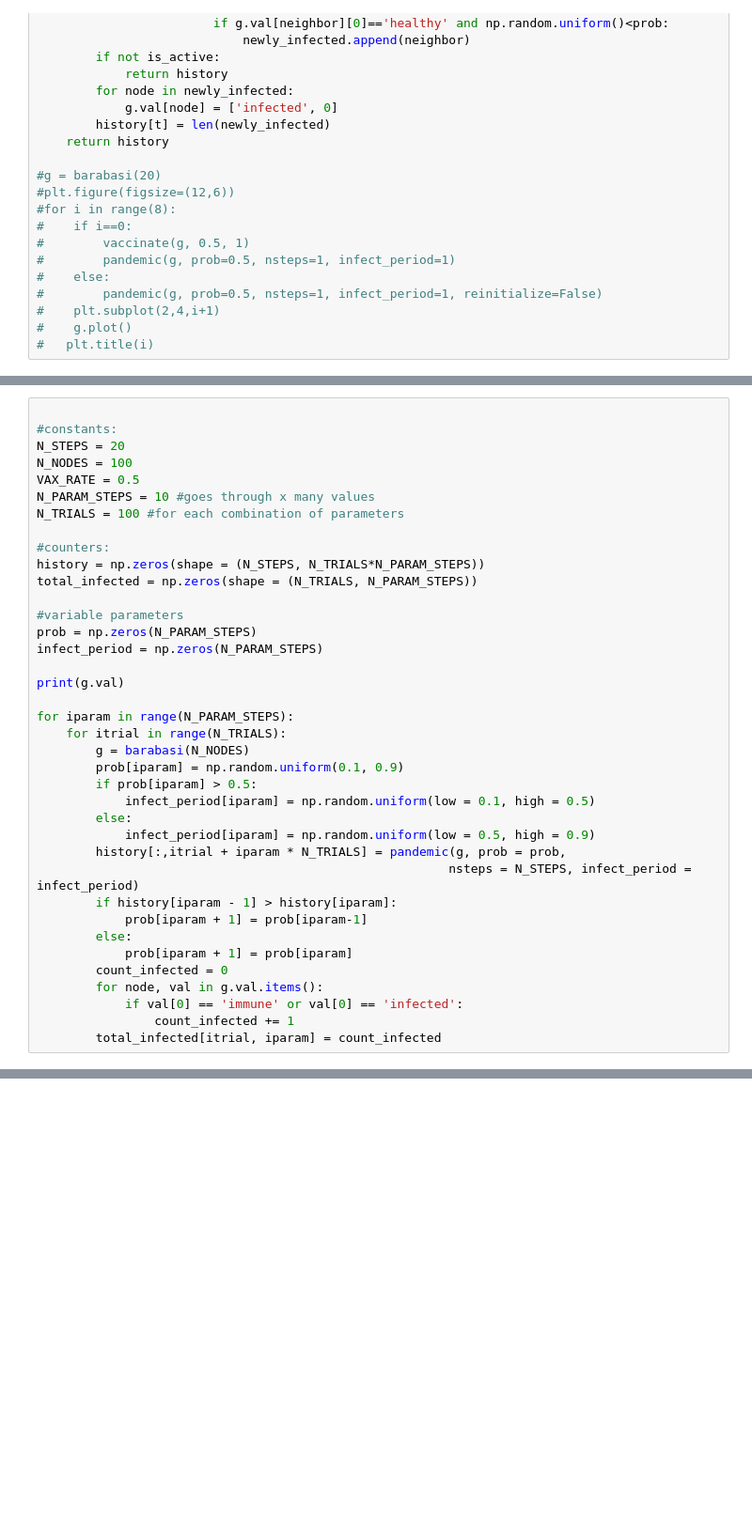
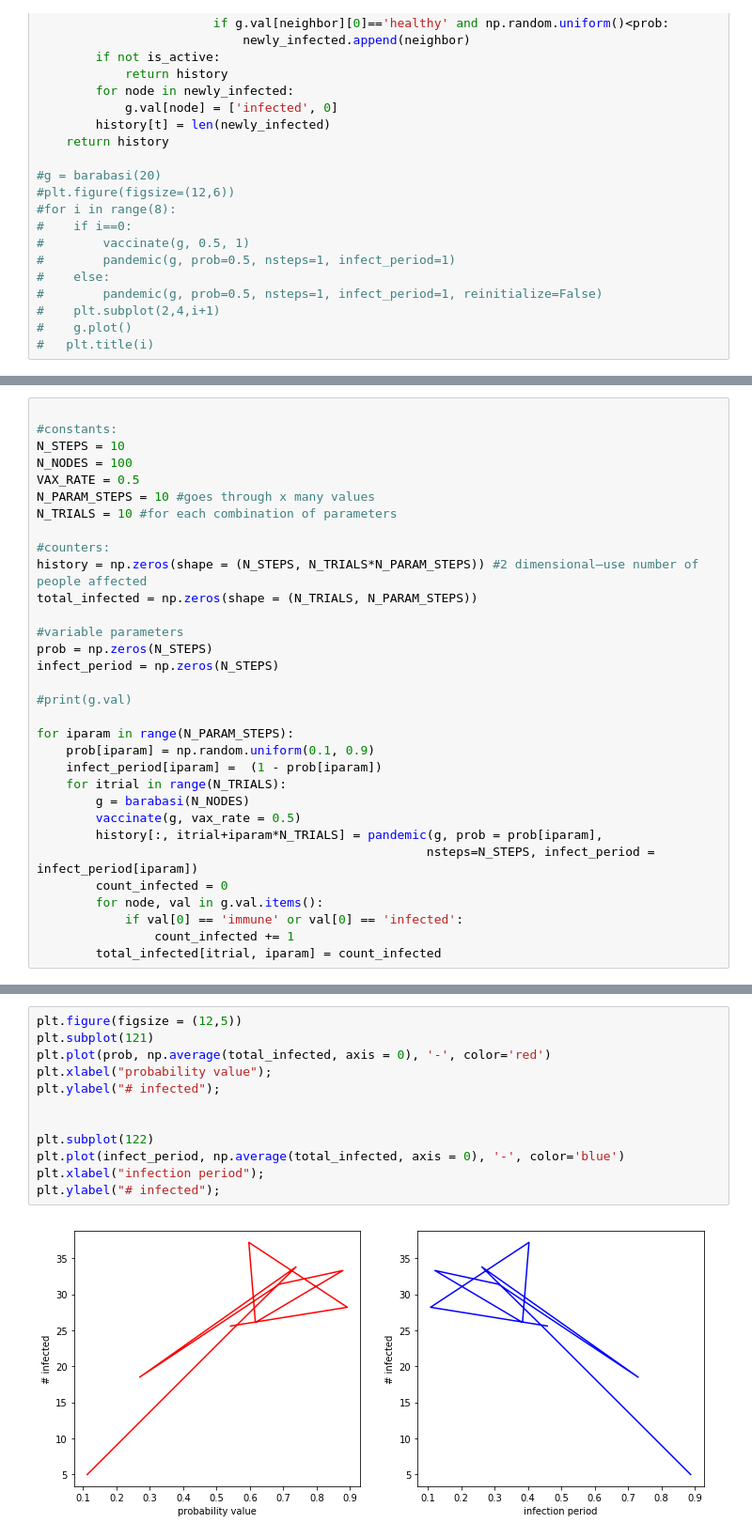
Before and after one commit to audreyrussell/CompBioS20, a Jupyter notebook: audreys_final_project.ipynb, the cells around one changed output, grey strips where cells are left out. Shown: that part at 94% size. Saved outputs shown, nothing was run; the diff lists cells and outputs as text; blank space fills up the shorter version.

```diff
--- a/audreys_final_project.ipynb
+++ b/audreys_final_project.ipynb
@@ -229,36 +225,30 @@ Here is the experiment, where I will run several generations of the pandemic. As
 # %%
 
 #constants:
-N_STEPS = 20
+N_STEPS = 10
 N_NODES = 100
 VAX_RATE = 0.5
 N_PARAM_STEPS = 10 #goes through x many values
-N_TRIALS = 100 #for each combination of parameters
+N_TRIALS = 10 #for each combination of parameters
 
 #counters:
-history = np.zeros(shape = (N_STEPS, N_TRIALS*N_PARAM_STEPS))
+history = np.zeros(shape = (N_STEPS, N_TRIALS*N_PARAM_STEPS)) #2 dimensional–use number of people affected
 total_infected = np.zeros(shape = (N_TRIALS, N_PARAM_STEPS))
 
 #variable parameters
-prob = np.zeros(N_PARAM_STEPS)
-infect_period = np.zeros(N_PARAM_STEPS)
+prob = np.zeros(N_STEPS)
+infect_period = np.zeros(N_STEPS)
 
-print(g.val)
+#print(g.val)
 
 for iparam in range(N_PARAM_STEPS):
+    prob[iparam] = np.random.uniform(0.1, 0.9)
+    infect_period[iparam] =  (1 - prob[iparam])
     for itrial in range(N_TRIALS):
         g = barabasi(N_NODES)
-        prob[iparam] = np.random.uniform(0.1, 0.9)
-        if prob[iparam] > 0.5:
-            infect_period[iparam] = np.random.uniform(low = 0.1, high = 0.5)
-        else:
-            infect_period[iparam] = np.random.uniform(low = 0.5, high = 0.9)
-        history[:,itrial + iparam * N_TRIALS] = pandemic(g, prob = prob,
-                                                        nsteps = N_STEPS, infect_period = infect_period)
-        if history[iparam - 1] > history[iparam]:
-            prob[iparam + 1] = prob[iparam-1]
-        else:
-            prob[iparam + 1] = prob[iparam]
+        vaccinate(g, vax_rate = 0.5)
+        history[:, itrial+iparam*N_TRIALS] = pandemic(g, prob = prob[iparam],
+                                                     nsteps=N_STEPS, infect_period = infect_period[iparam])
         count_infected = 0
         for node, val in g.val.items():
             if val[0] == 'immune' or val[0] == 'infected':
@@ -282,0 +273,14 @@ SyntaxError: can't assign to function call (<ipython-input-8-f5f0b2d9474c>, line
+# %%
+plt.figure(figsize = (12,5))
+plt.subplot(121)
+plt.plot(prob, np.average(total_infected, axis = 0), '-', color='red')
+plt.xlabel("probability value");
+plt.ylabel("# infected");
+
+
+plt.subplot(122)
+plt.plot(infect_period, np.average(total_infected, axis = 0), '-', color='blue')
+plt.xlabel("infection period");
+plt.ylabel("# infected");
+# %% [output]
+[figure, added]
```
Also changed, not shown: parts of 12 cells of this notebook.
